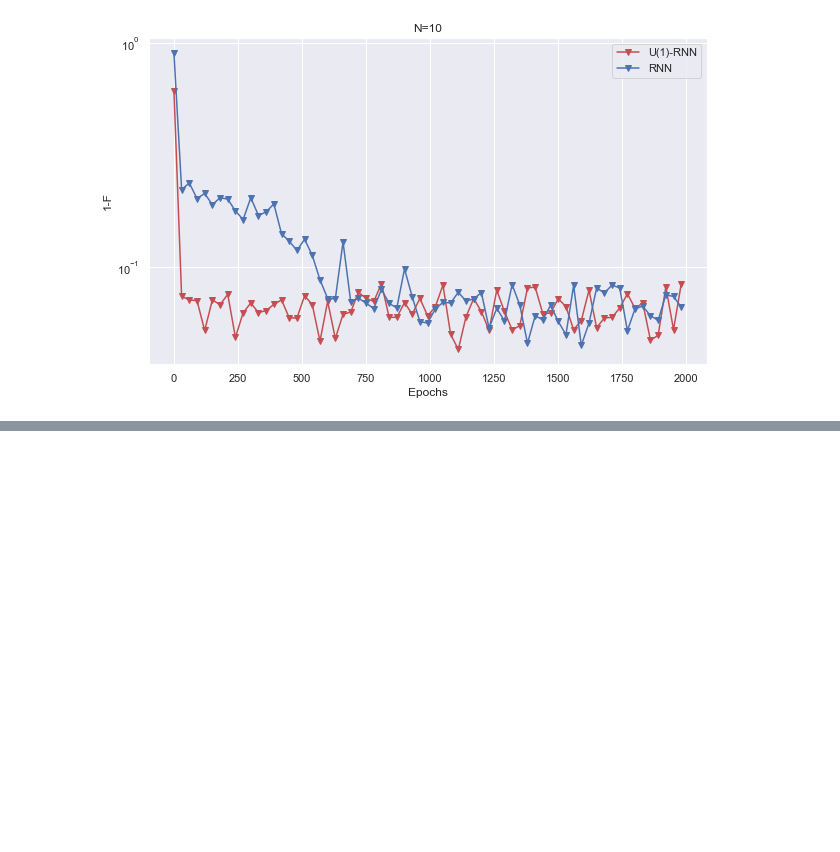
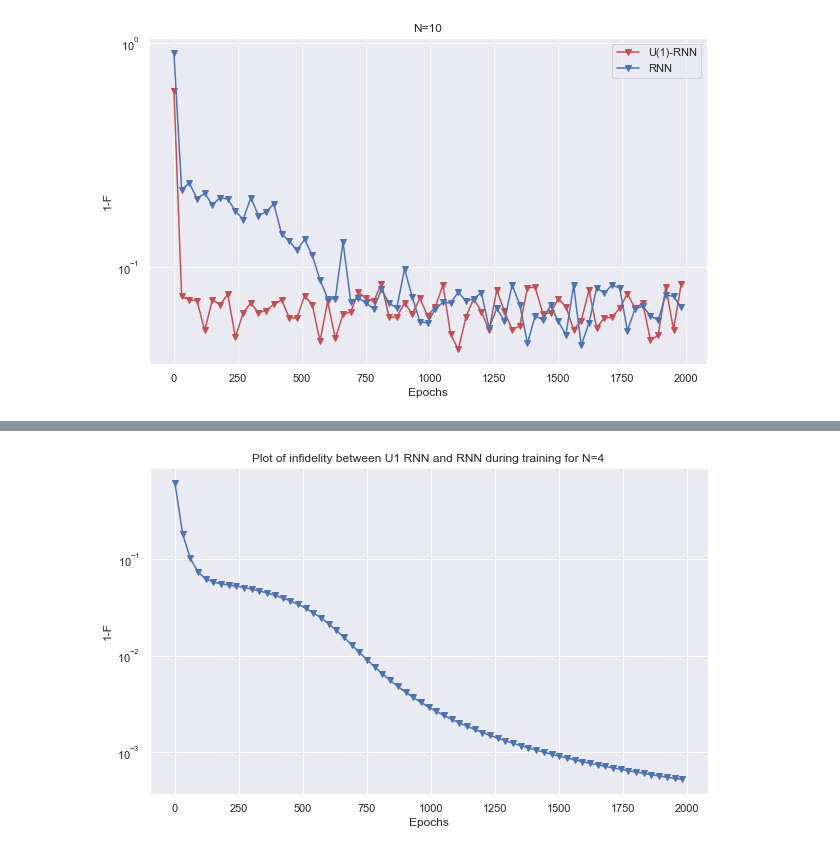
Before and after one commit to SyuW/QSTwithRNNs, a Jupyter notebook: notebooks/plot_infidelity.ipynb, the cells around one changed output, grey strips where cells are left out. Saved outputs shown, nothing was run; the diff lists cells and outputs as text; code cells hidden in the pictures; blank space fills up the shorter version.

```diff
--- a/notebooks/plot_infidelity.ipynb
+++ b/notebooks/plot_infidelity.ipynb
@@ -29,0 +45,4 @@ plot_result(10, '../final_results')
+# %%
+plot_infidelity_U1_RNN(4, '../final_results')
+# %% [output]
+[figure, added]
```
Also changed, not shown: parts of 5 cells of this notebook, 6 other files.
